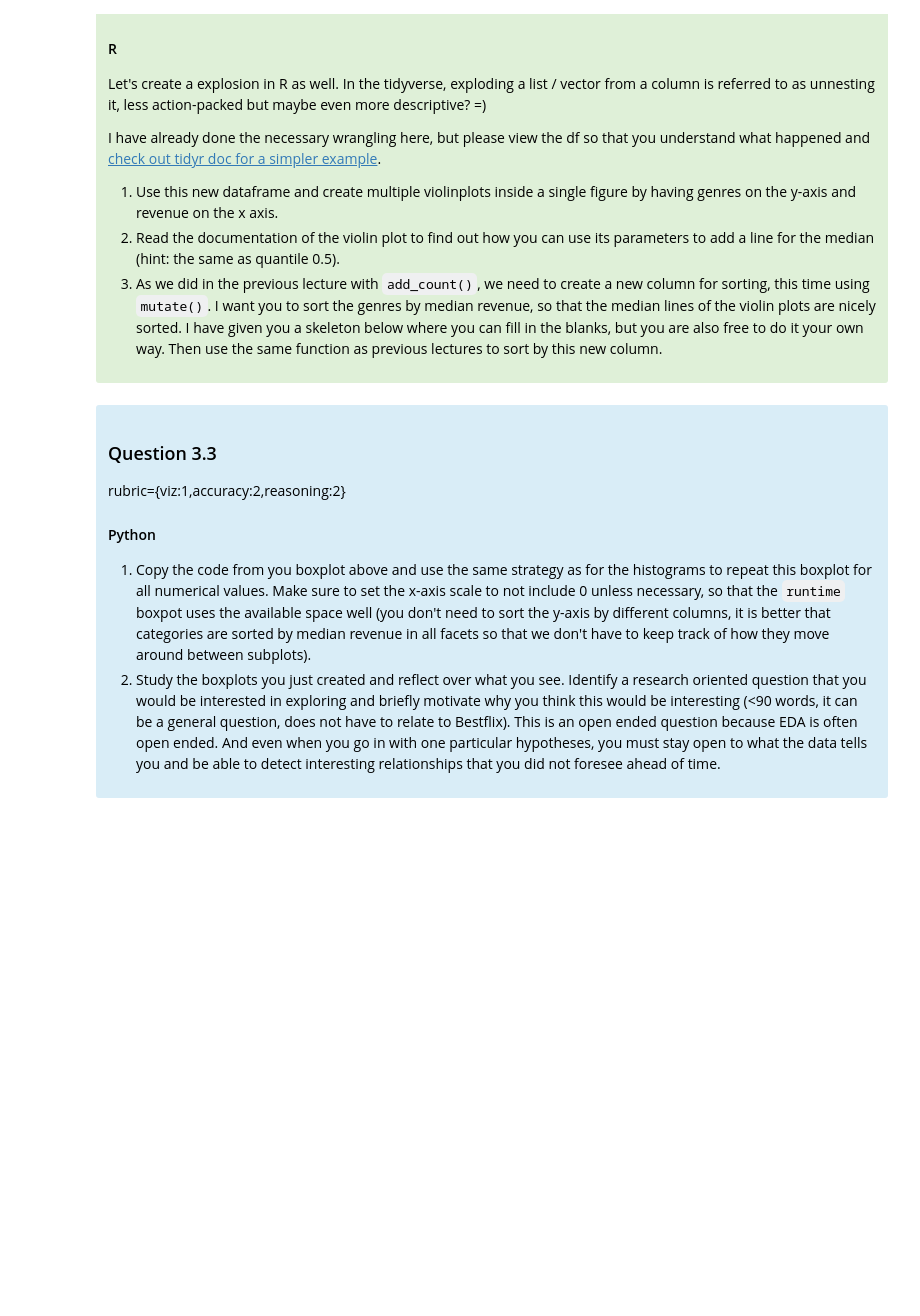
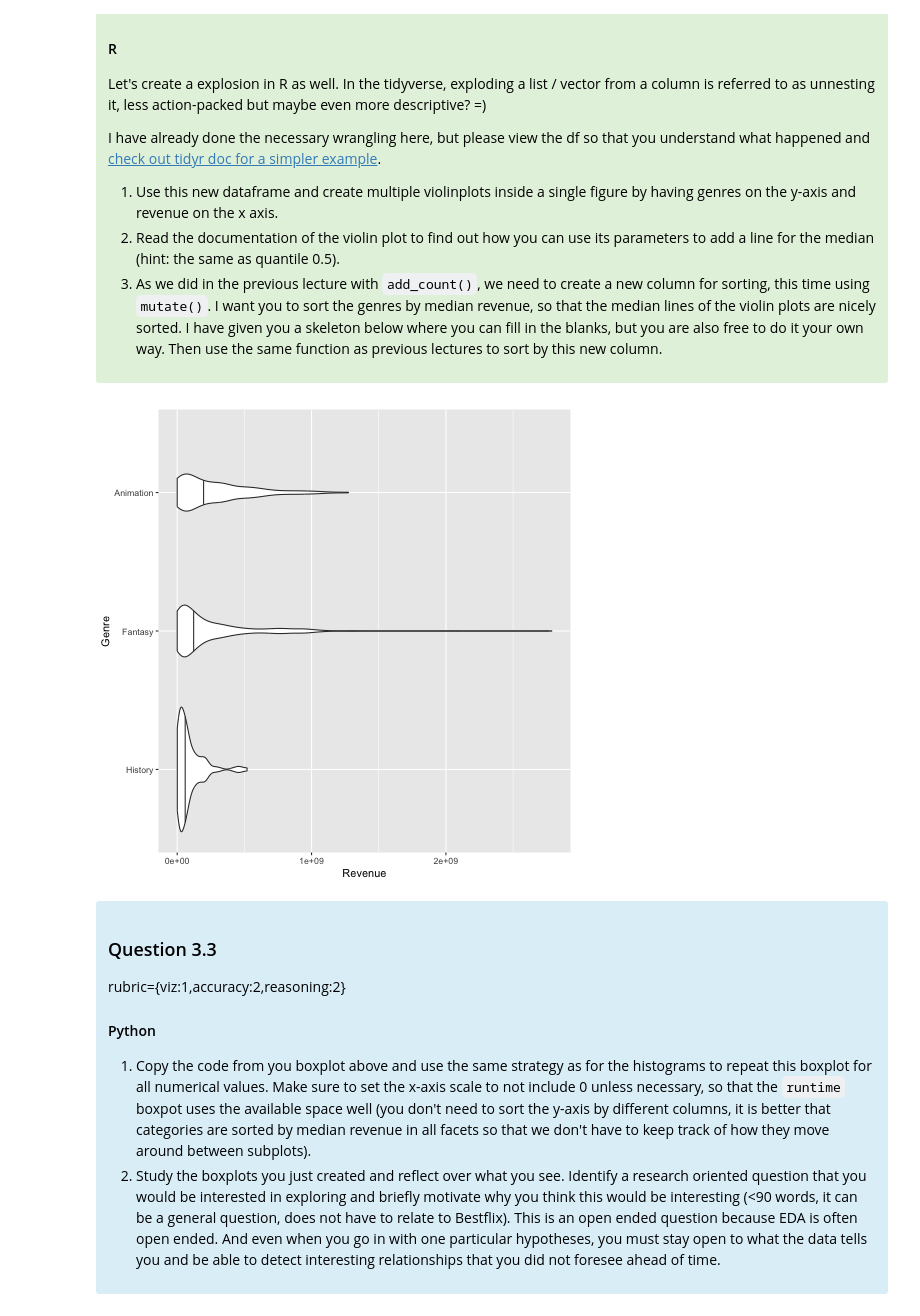
Before and after one commit to ruochenyang76-cloud/550lab, a Jupyter notebook: lab2/lab2.ipynb, the cells around one changed output. Saved outputs shown, nothing was run; the diff lists cells and outputs as text; code cells hidden in the pictures; blank space fills up the shorter version.

```diff
--- a/lab2/lab2.ipynb
+++ b/lab2/lab2.ipynb
@@ -659,3 +666,19 @@ rubric={viz:1,accuracy:2}
+# %%
+%%R
+free_genres <- movies %>% unnest(genres)
+free_genres <- free_genres %>%
+     group_by(genres) %>%
+     mutate(median_revenue = median(revenue, na.rm=TRUE))
+
+# YOUR ANSWER GOES HERE
+free_genres %>%
+    ungroup() %>%
+    mutate(genres=fct_reorder(genres, median_revenue)) %>%
+    ggplot(aes(x=revenue, y=genres)) +
+    geom_violin(draw_quantiles=0.5, na.rm=TRUE)+
+    labs(x="Revenue", y="Genre")
+# %% [output]
+[figure, added]
 # %% [markdown]
 <div class="alert alert-info" style="color:black">
 
```
Also changed, not shown: parts of 15 cells of this notebook, 1 other file.
